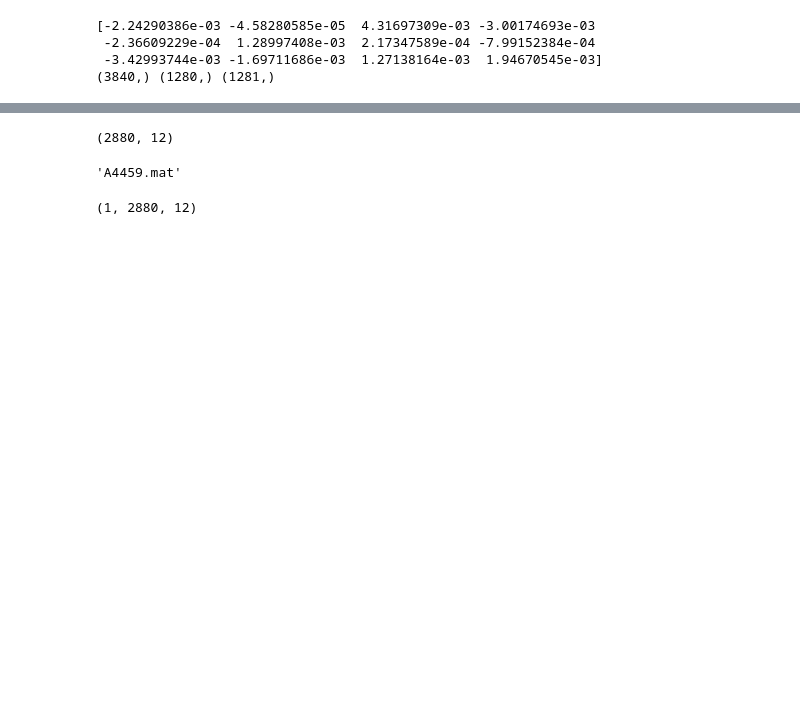
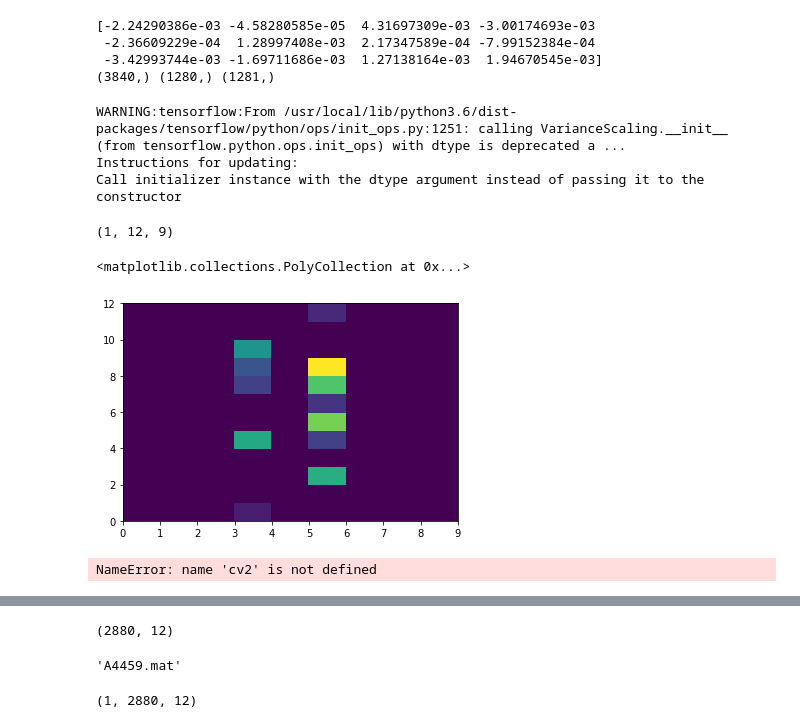
Before and after one commit to jungsunyoo/amc-xECGNet, a Jupyter notebook: visualize_attention.ipynb, the cells around one changed output, grey strips where cells are left out. Drawn from its saved outputs; the diff is of its cells as text; code cells hidden in the pictures; blank space fills up the shorter version.

Commit message:
visualization

```diff
--- a/visualize_attention.ipynb
+++ b/visualize_attention.ipynb
@@ -335,3 +330,70 @@ print(np.shape(data_train), np.shape(data_val), np.shape(data_test))
  -2.36609229e-04  1.28997408e-03  2.17347589e-04 -7.99152384e-04
  -3.42993744e-03 -1.69711686e-03  1.27138164e-03  1.94670545e-03]
 (3840,) (1280,) (1281,)
+# %%
+# 2020-07-15 Visualizing attention by classes
+gamma = 0.0001
+test_model,_ = endtoend_edit_ABN_model_loss((None,12), len(unique_classes), minimum_len,n=1, gamma = gamma)
+
+minimum_len=2880
+results_directory = '/home/taejoon/PhysioNetChallenge/results_20200713_e2e_ABN'
+latest_test = tf.train.latest_checkpoint(results_directory)
+test_model.load_weights(latest_test)
+# bestmodel = 'ECG_ABN_E70L0.41'
+
+
+layer_of_interest = 'attention_branch_conv_1'
+
+get_att_out = K.function(test_model.input, test_model.get_layer(layer_of_interest).output)
+
+
+
+
+file = 'A4459.mat' # multiclass; [1 0 0 0 0 0 1 0 0]
+tmp_file = np.load(mel_directory + '/' + file.replace('.mat', '.npy'))
+clip_file = block_feature(tmp_file, minimum_len)
+
+clip_file -= x_mean_final
+clip_file /= x_std_final
+clip_file.shape
+
+preprocessed_input=clip_file
+
+# preprocessed_input.shape
+
+
+preprocessed_input = np.reshape(preprocessed_input, (1,minimum_len,12))
+
+# preprocessed_input.shape
+
+att_out = get_att_out(preprocessed_input)
+
+# model.compile(loss=loss_function,
+#               optimizer=optimizers.Adam(lr=1e-5),
+#               metrics=[score_f1])
+
+
+
+# model = Model(inputs=model.input,
+#               outputs=[model.output, model.get_layer('attention_branch_att_sigmoid_1').output])
+# %% [output]
+WARNING:tensorflow:From /usr/local/lib/python3.6/dist-packages/tensorflow/python/ops/init_ops.py:1251: calling VarianceScaling.__init__ (from tensorflow.python.ops.init_ops) with dtype is deprecated a ...
+Instructions for updating:
+Call initializer instance with the dtype argument instead of passing it to the constructor
+# %%
+att_out.shape
+# %% [output]
+(1, 12, 9)
+# %%
+import seaborn as sns
+plt.pcolor(att_out[0])
+# %% [output]
+<matplotlib.collections.PolyCollection at 0x...>
+[figure, added]
+# %%
+att_2 = att_out[0]
+att_2 = att_2[:,5]
+att_2 = cv2.resize(att_2, (2880,1))
+plt.pcolor(att_2)
+# %% [output]
+NameError: name 'cv2' is not defined
```
Also changed, not shown: parts of 8 cells of this notebook.
